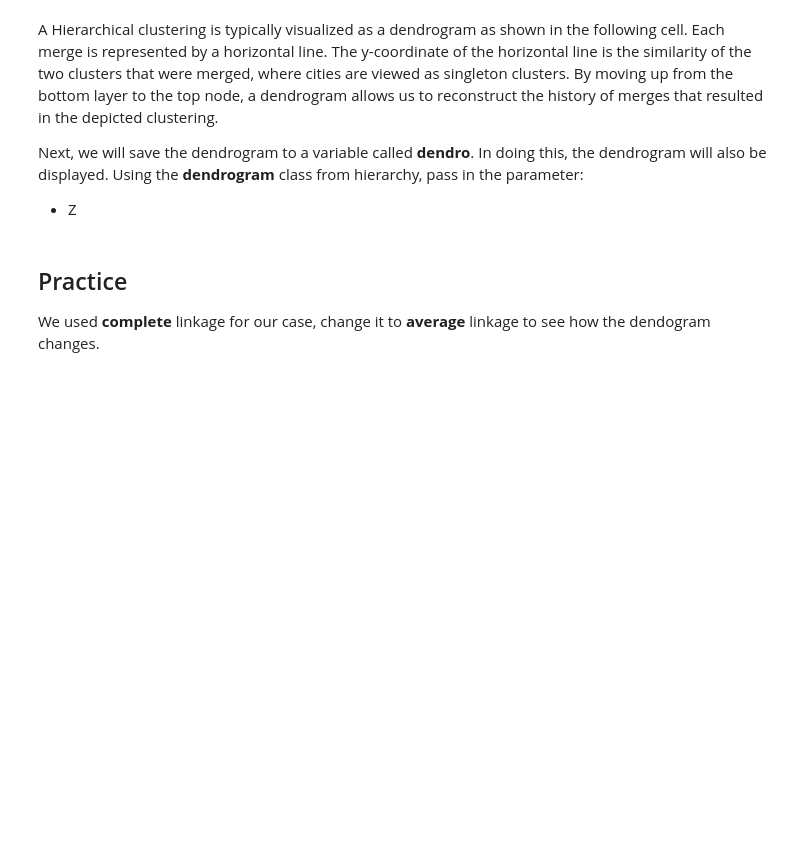
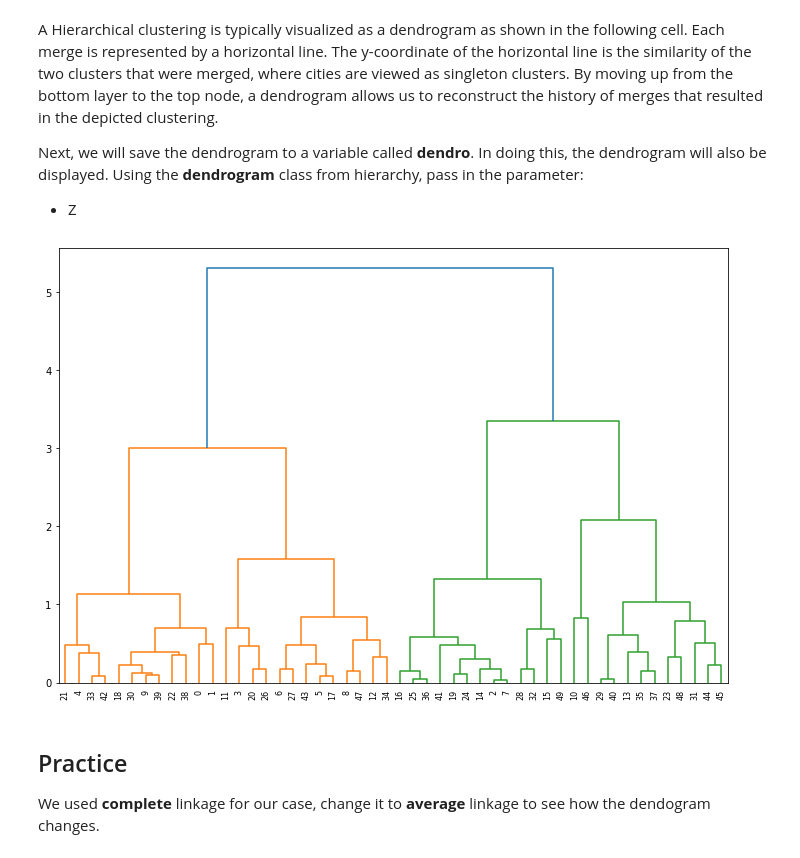
Before and after one commit to lvallejomendez/Coursera-IBM_data_science, a Jupyter notebook: Machine Learning with Python/notebooks/ML0101EN-Clus-Hierarchical-Cars-py-v1.ipynb, the cells around one changed output. Drawn from its saved outputs; the diff is of its cells as text; code cells hidden in the pictures; blank space fills up the shorter version.

```diff
--- a/Machine Learning with Python/notebooks/ML0101EN-Clus-Hierarchical-Cars-py-v1.ipynb
+++ b/Machine Learning with Python/notebooks/ML0101EN-Clus-Hierarchical-Cars-py-v1.ipynb
@@ -159,7 +196,10 @@ Using the <b> dendrogram </b> class from hierarchy, pass in the parameter:
 
 <ul> <li> Z </li> </ul>
 # %%
+plt.figure(figsize=(12, 8))
 dendro = hierarchy.dendrogram(Z)
+# %% [output]
+[figure, added]
 # %% [markdown]
 ## Practice
 
```
Also changed, not shown: parts of 27 cells of this notebook, 2 other files.
